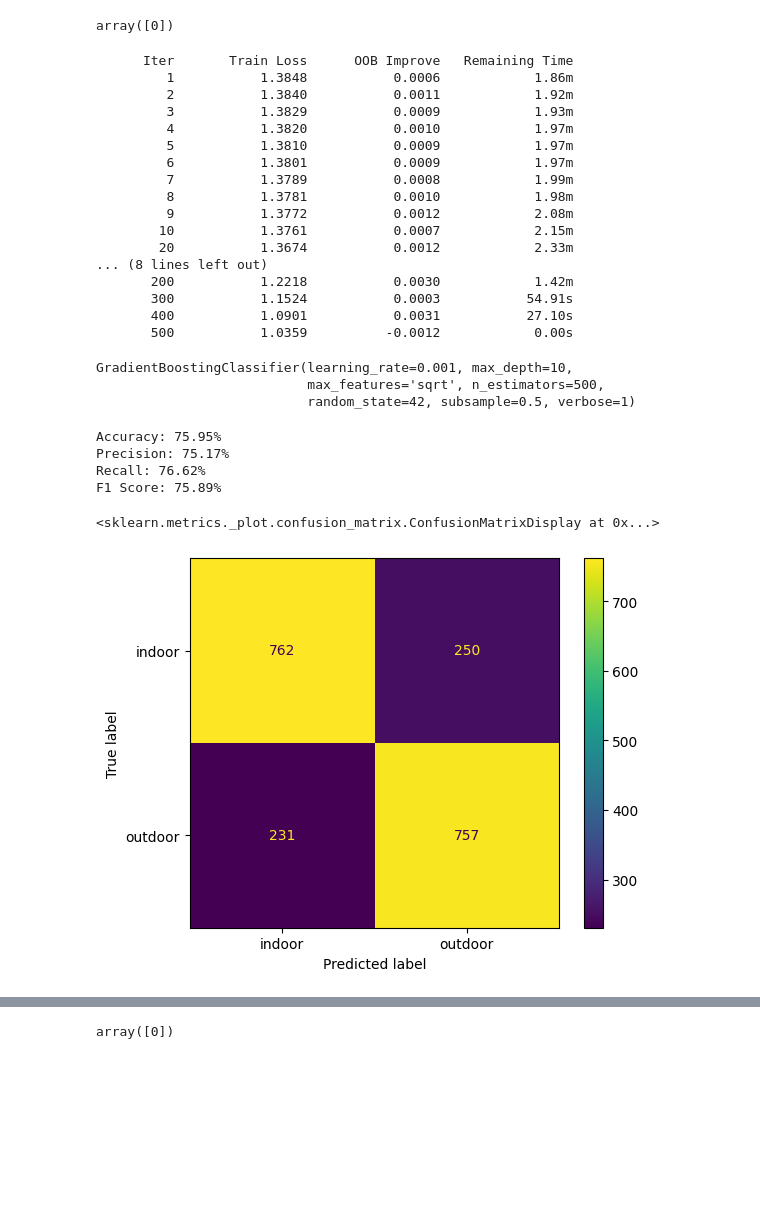
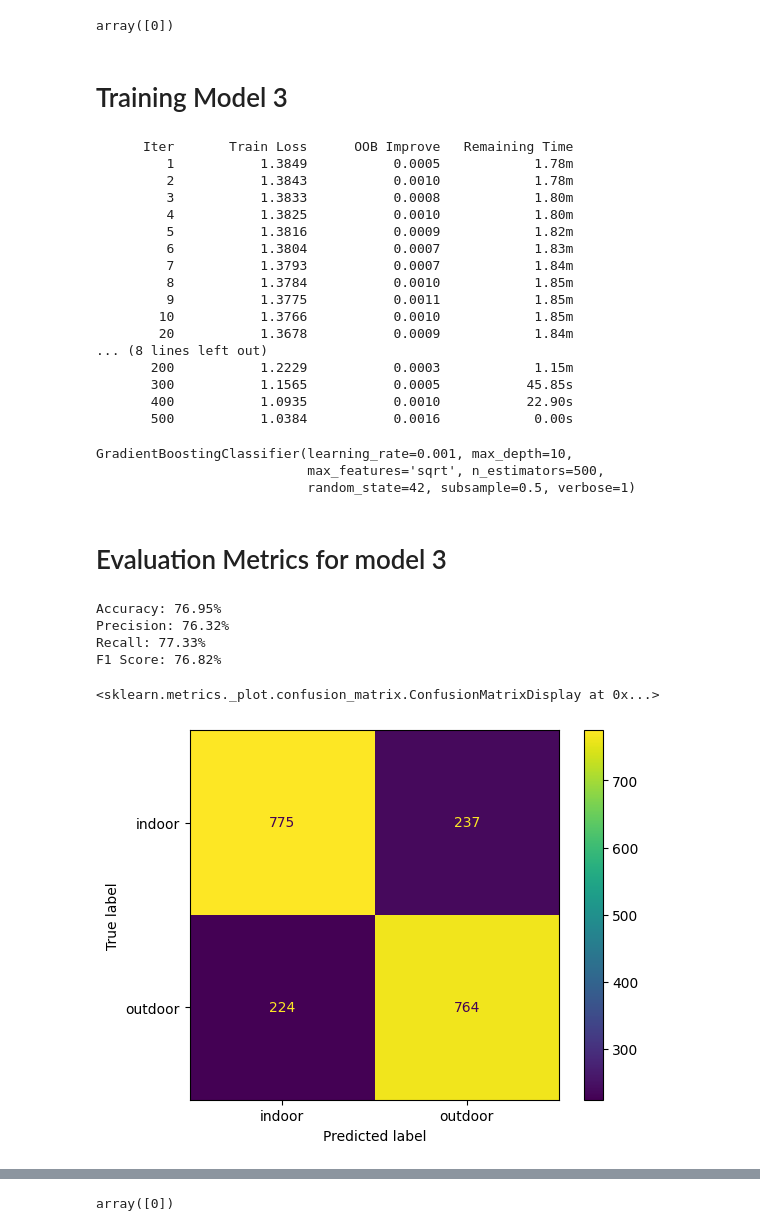
Before and after one commit to BhavyaPatel25/Museum-View-Detection, a Jupyter notebook: Boosting.ipynb, the cells around one changed output, grey strips where cells are left out. Drawn from its saved outputs; the diff is of its cells as text; code cells hidden in the pictures; blank space fills up the shorter version.

```diff
--- a/Boosting.ipynb
+++ b/Boosting.ipynb
@@ -13,6 +15,6 @@ from sklearn.metrics import accuracy_score, recall_score, precision_score, f1_sc
 # %%
-indoor_train_path = '/content/museum_train/indoor'
-outdoor_train_path = '/content/museum_train/outdoor'
+indoor_train_path = 'museum_train/indoor'
+outdoor_train_path = 'museum_train/outdoor'
 # %%
 def load_images_from_folder(folder, label):
     images = []
@@ -60,11 +68,11 @@ y_pred = model_1.predict(X_test)
 accuracy = accuracy_score(y_test, y_pred)
 precision = precision_score(y_test,y_pred)
 recall = recall_score(y_test,y_pred)
-f1_score = f1_score(y_test,y_pred)
+f1score = f1_score(y_test,y_pred)
 
 print(f'Accuracy: {accuracy * 100:.2f}%')
 print(f'Precision: {precision * 100:.2f}%')
 print(f'Recall: {recall * 100:.2f}%')
-print(f'F1 Score: {f1_score * 100:.2f}%')
+print(f'F1 Score: {f1score * 100:.2f}%')
 ConfusionMatrixDisplay.from_predictions(y_test,y_pred,display_labels=['indoor','outdoor'])
 # %% [output]
@@ -124,11 +138,11 @@ y_pred = model_2.predict(X_test)
 accuracy = accuracy_score(y_test, y_pred)
 precision = precision_score(y_test,y_pred)
 recall = recall_score(y_test,y_pred)
-f1_score = f1_score(y_test,y_pred)
+f1score = f1_score(y_test,y_pred)
 
 print(f'Accuracy: {accuracy * 100:.2f}%')
 print(f'Precision: {precision * 100:.2f}%')
 print(f'Recall: {recall * 100:.2f}%')
-print(f'F1 Score: {f1_score * 100:.2f}%')
+print(f'F1 Score: {f1score * 100:.2f}%')
 ConfusionMatrixDisplay.from_predictions(y_test,y_pred,display_labels=['indoor','outdoor'])
 # %% [output]
@@ -142,6 +158,8 @@ F1 Score: 70.81%
 model_2.predict(my_img.reshape(1,-1))
 # %% [output]
 array([0])
+# %% [markdown]
+# Training Model 3
 # %%
 model_3 = GradientBoostingClassifier(learning_rate=0.001,
                                    n_estimators=500,
@@ -153,42 +171,44 @@ model_3 = GradientBoostingClassifier(learning_rate=0.001,
 model_3.fit(X_train,y_train)
 # %% [output]
       Iter       Train Loss      OOB Improve   Remaining Time
-         1           1.3848           0.0006            1.86m
-         2           1.3840           0.0011            1.92m
-         3           1.3829           0.0009            1.93m
-         4           1.3820           0.0010            1.97m
-         5           1.3810           0.0009            1.97m
-         6           1.3801           0.0009            1.97m
-         7           1.3789           0.0008            1.99m
-         8           1.3781           0.0010            1.98m
-         9           1.3772           0.0012            2.08m
-        10           1.3761           0.0007            2.15m
-        20           1.3674           0.0012            2.33m
+         1           1.3849           0.0005            1.78m
+         2           1.3843           0.0010            1.78m
+         3           1.3833           0.0008            1.80m
+         4           1.3825           0.0010            1.80m
+         5           1.3816           0.0009            1.82m
+         6           1.3804           0.0007            1.83m
+         7           1.3793           0.0007            1.84m
+         8           1.3784           0.0010            1.85m
+         9           1.3775           0.0011            1.85m
+        10           1.3766           0.0010            1.85m
+        20           1.3678           0.0009            1.84m
 ... (8 lines left out)
-       200           1.2218           0.0030            1.42m
-       300           1.1524           0.0003           54.91s
-       400           1.0901           0.0031           27.10s
-       500           1.0359          -0.0012            0.00s
+       200           1.2229           0.0003            1.15m
+       300           1.1565           0.0005           45.85s
+       400           1.0935           0.0010           22.90s
+       500           1.0384           0.0016            0.00s
 GradientBoostingClassifier(learning_rate=0.001, max_depth=10,
                            max_features='sqrt', n_estimators=500,
                            random_state=42, subsample=0.5, verbose=1)
+# %% [markdown]
+# Evaluation Metrics for model 3
 # %%
 y_pred = model_3.predict(X_test)
 
 accuracy = accuracy_score(y_test, y_pred)
 precision = precision_score(y_test,y_pred)
 recall = recall_score(y_test,y_pred)
-f1_score = f1_score(y_test,y_pred)
+f1score = f1_score(y_test,y_pred)
 
 print(f'Accuracy: {accuracy * 100:.2f}%')
 print(f'Precision: {precision * 100:.2f}%')
 print(f'Recall: {recall * 100:.2f}%')
-print(f'F1 Score: {f1_score * 100:.2f}%')
+print(f'F1 Score: {f1score * 100:.2f}%')
 ConfusionMatrixDisplay.from_predictions(y_test,y_pred,display_labels=['indoor','outdoor'])
 # %% [output]
-Accuracy: 75.95%
-Precision: 75.17%
-Recall: 76.62%
-F1 Score: 75.89%
+Accuracy: 76.95%
+Precision: 76.32%
+Recall: 77.33%
+F1 Score: 76.82%
 <sklearn.metrics._plot.confusion_matrix.ConfusionMatrixDisplay at 0x...>
-[figure, old version]
+[figure, new version]
```
Also changed, not shown: parts of 15 cells of this notebook, 1 other file.
